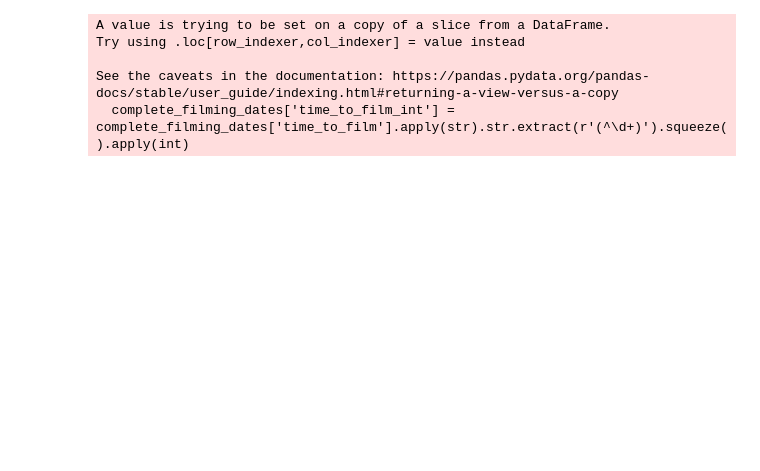
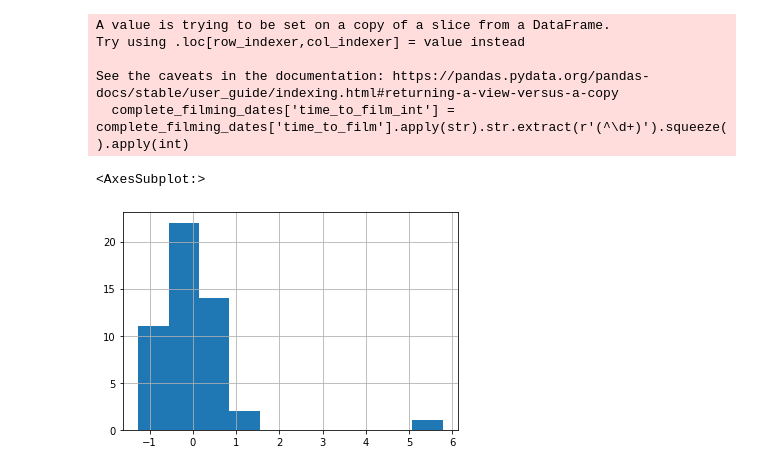
Before and after one commit to RitthujaKandasamy/imdb_challenge, a Jupyter notebook: analysis.ipynb, the cells around one changed output. Cells and saved outputs as stored; diff of their text form; code cells hidden in the pictures; blank space fills up the shorter version.

```diff
--- a/analysis.ipynb
+++ b/analysis.ipynb
@@ -180,3 +175,13 @@ See the caveats in the documentation: https://pandas.pydata.org/pandas-docs/stab
 # %%
 rating_time_to_film = (complete_filming_dates['rating'] / complete_filming_dates['time_to_film_int'])
 normalized_mean_rating_time_to_film = rating_time_to_film.apply(lambda x: (x - rating_time_to_film.mean()) / rating_time_to_film.std())
+
+
+normalized_mean_rating_time_to_film.name = 'normalized_mean'
+data = pd.merge(data, normalized_mean_rating_time_to_film, how='left', left_index=True, right_index = True)
+
+
+normalized_mean_rating_time_to_film.hist()
+# %% [output]
+<AxesSubplot:>
+[figure, added]
```
Also changed, not shown: parts of 11 cells of this notebook, 2 other files.
